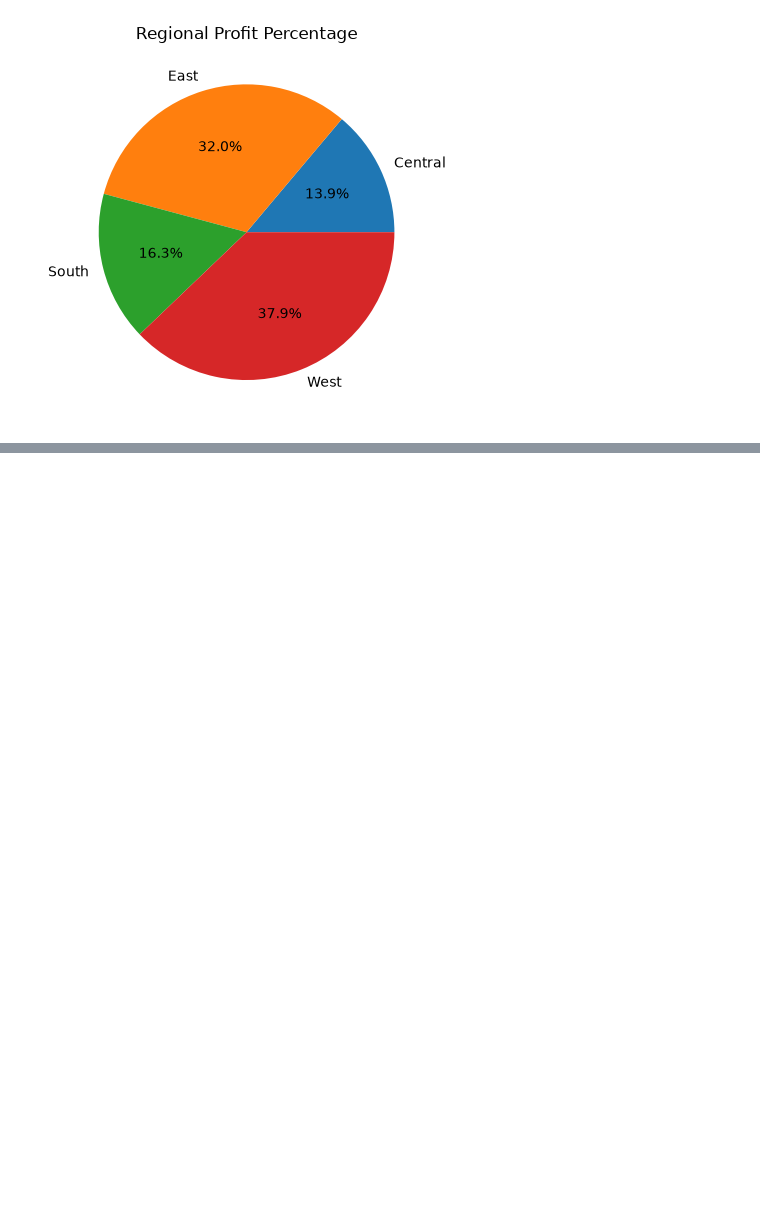
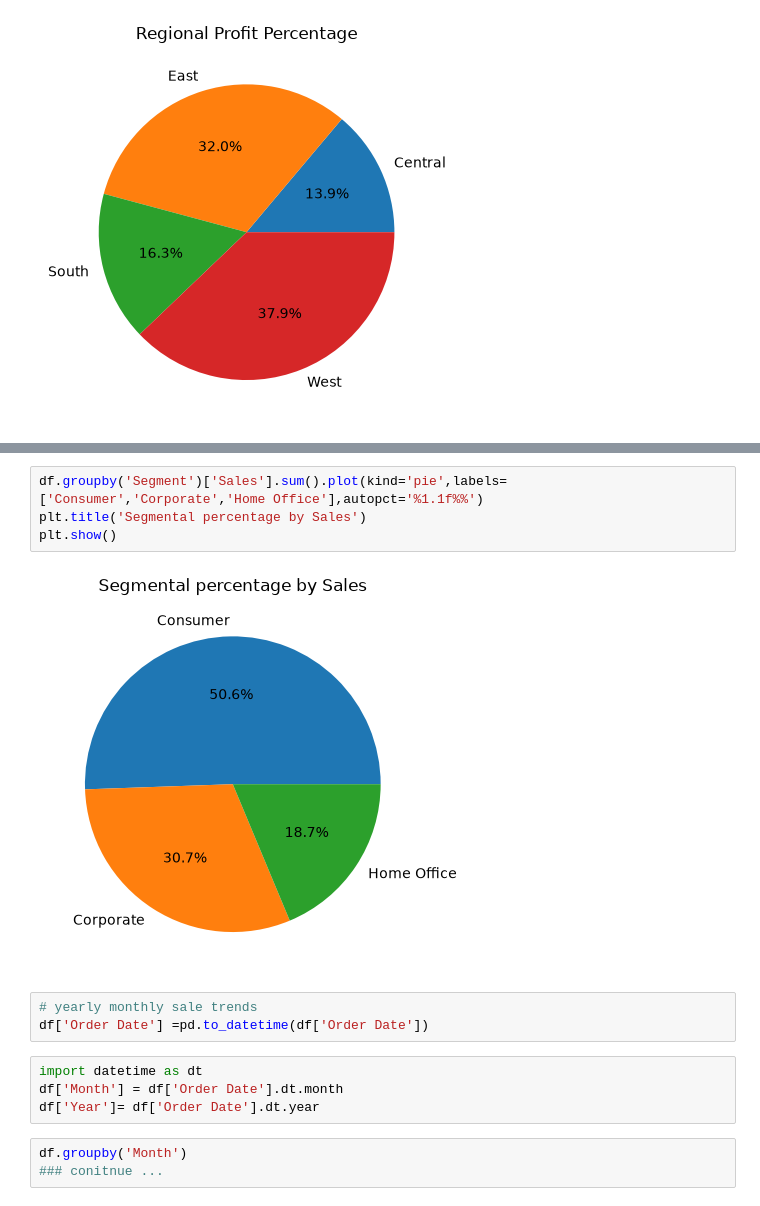
Before and after one commit to Fatima-Arain206/SOFTGROWTECH_INTERNSHIP_FINAL_PROJECT, a Jupyter notebook: Bussiness_DataAnalysisProject/Bussiness_Analysis.ipynb, the cells around one changed output, grey strips where cells are left out. Drawn from its saved outputs; the diff is of its cells as text; blank space fills up the shorter version.

```diff
--- a/Bussiness_DataAnalysisProject/Bussiness_Analysis.ipynb
+++ b/Bussiness_DataAnalysisProject/Bussiness_Analysis.ipynb
@@ -164,0 +172,16 @@ plt.show()
+# %%
+df.groupby('Segment')['Sales'].sum().plot(kind='pie',labels=['Consumer','Corporate','Home Office'],autopct='%1.1f%%')
+plt.title('Segmental percentage by Sales')
+plt.show()
+# %% [output]
+[figure, added]
+# %%
+# yearly monthly sale trends
+df['Order Date'] =pd.to_datetime(df['Order Date'])
+# %%
+import datetime as dt
+df['Month'] = df['Order Date'].dt.month
+df['Year']= df['Order Date'].dt.year
+# %%
+df.groupby('Month')
+### conitnue ...
```
Also changed, not shown: parts of 4 cells of this notebook.
